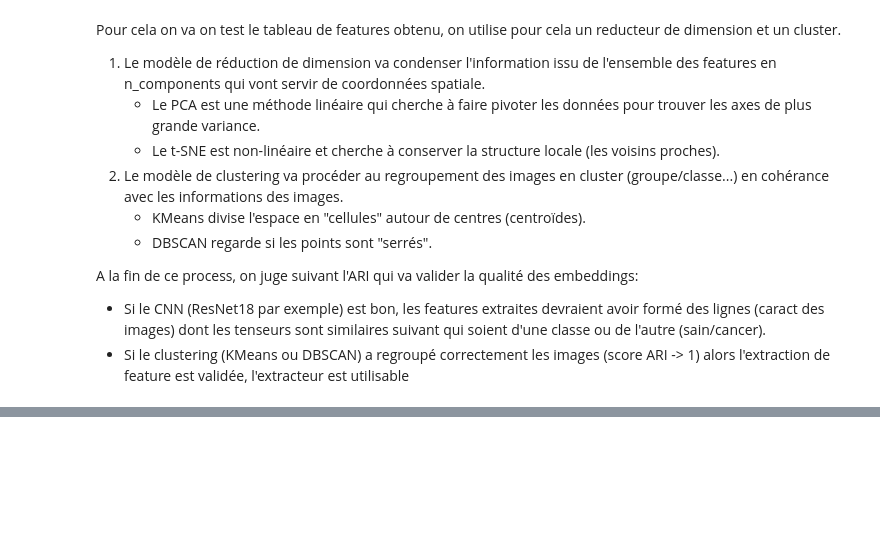
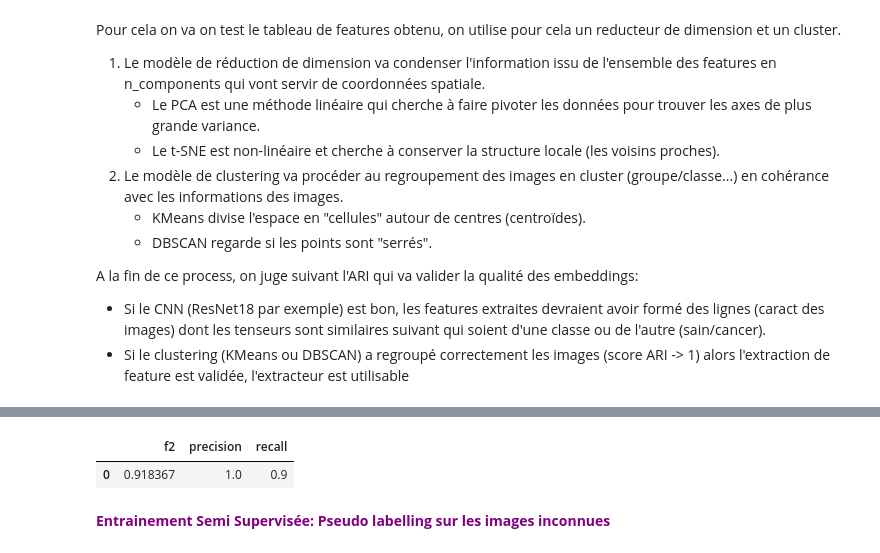
Before and after one commit to S-S-Zheng/Openclassrooms_P7, a Jupyter notebook: notebooks/P7_part1.ipynb, the cells around one changed output, grey strips where cells are left out. Saved outputs shown, nothing was run; the diff lists cells and outputs as text; code cells hidden in the pictures; blank space fills up the shorter version.

```diff
--- a/notebooks/P7_part1.ipynb
+++ b/notebooks/P7_part1.ipynb
@@ -74,5 +54,4 @@ from utils.plotting.make_model_plots import plot_clustering
 # %%
-
 # Variables/paramètres globales
 
 # Création dossier results
@@ -102,5 +81,7 @@ N_JOBS=-1
 N_FEATURES = 512 # Nombre de features issu des CNN,en 18,34 couches on a 512 features,
 # en 50,101 et 152 on passe a 2048 features, avec VGG16 on est 4096
 # et pour EfficientNet-BO c'est 1280 features
+TEST_SIZE = 0.2
+N_EPOCH = 10
 # %% [output]
 Running on: cpu
@@ -267,0 +481,27 @@ fig_cluster = plot_clustering(df_cluster, reduction_dim)
+# %%
+# Datasets & Loaders
+
+# Instanciation de l'objet de redim, norm, augmentation
+base_transform = BaseTransform(mean=IMG_MEAN,std=IMG_STD,size=IMG_SIZE)
+
+# Constitution des sets d'entrainement augmentés et de validation non augmenté
+train_dataset = ImagesToDataset(X_train, y_train, transform=base_transform.preproc(train=True))
+test_dataset = ImagesToDataset(X_test, y_test, transform=base_transform.preproc(train=False))
+
+# Loader des sets
+train_loader = DataLoader(train_dataset, batch_size=BATCH_SIZE, shuffle=True)
+test_loader = DataLoader(test_dataset, batch_size=BATCH_SIZE, shuffle=False)
+# %%
+# Instanciation du modèle et configuration de la pipeline d'entrainement
+
+# Instanciation du classificateur + déplacement sur le device
+model_classif = BrainCancerClassifier(num_classes=1).to(DEVICE)
+# L'optimiseur ajuste les poids du modèle.
+# On met un learning rate (lr) faible car fine-tuning
+# (on ne veut pas détruire ce que ResNet sait déjà).
+optimizer = optim.Adam(model_classif.parameters(), lr=1e-4)
+# On instancie la loss (sans poids car dataset équilibré)
+criterion = nn.BCELoss()
+
+# Instanciation de la pipeline de training
+trainer = Trainer(model_classif, DEVICE, criterion, optimizer, threshold=0.99)
@@ -267,0 +558,15 @@ fig_cluster = plot_clustering(df_cluster, reduction_dim)
+# %%
+# # sauvegarde du modele
+# Path.mkdir(SAVE_PATH/"supervised",exist_ok = True)
+# torch.save(model_classif.state_dict(), SAVE_PATH/"supervised"/"model_supervised_baseline.pth")
+
+# =========================================
+
+# ============== MEILLEUR MODELE POUR AFFICHAGE METRIQUES ===========
+model_classif.load_state_dict(torch.load(supervised_manager.ckpt_dir / "best_model.pth"))
+supervised_metrics = trainer.eval_metrics(test_loader)
+pd.DataFrame([supervised_metrics])
+# AJOUTER FONCTION POUR MATRICE DE CONFUSION
+# %% [output]
+|  | f2 | precision | recall |
+| 0 | 0.918367 | 1.0 | 0.9 |
@@ -267,0 +582,2 @@ fig_cluster = plot_clustering(df_cluster, reduction_dim)
+# %% [markdown]
+<span style="color:purple;font-weight:bold">Entrainement Semi Supervisée: Pseudo labelling sur les images inconnues</span>
```
Also changed, not shown: parts of 44 cells of this notebook, 11 other files.
